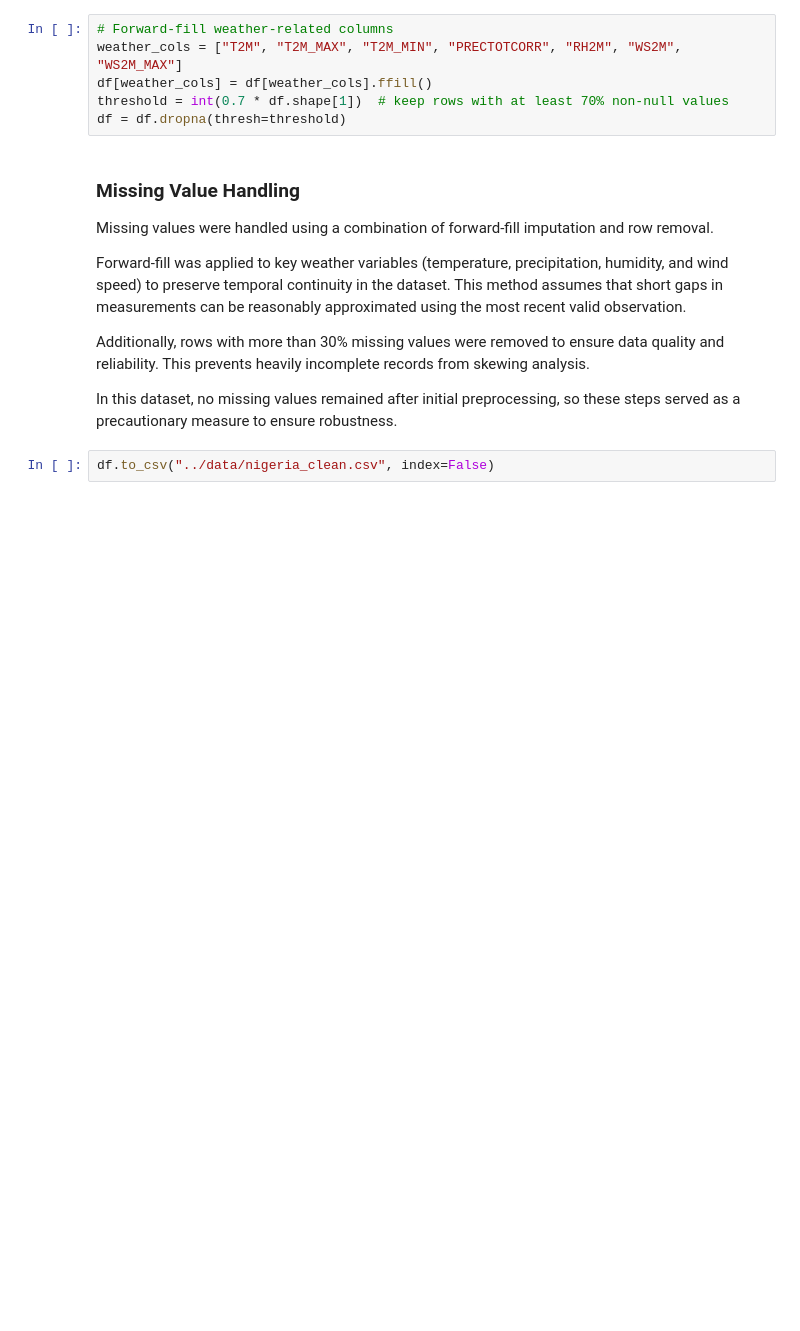
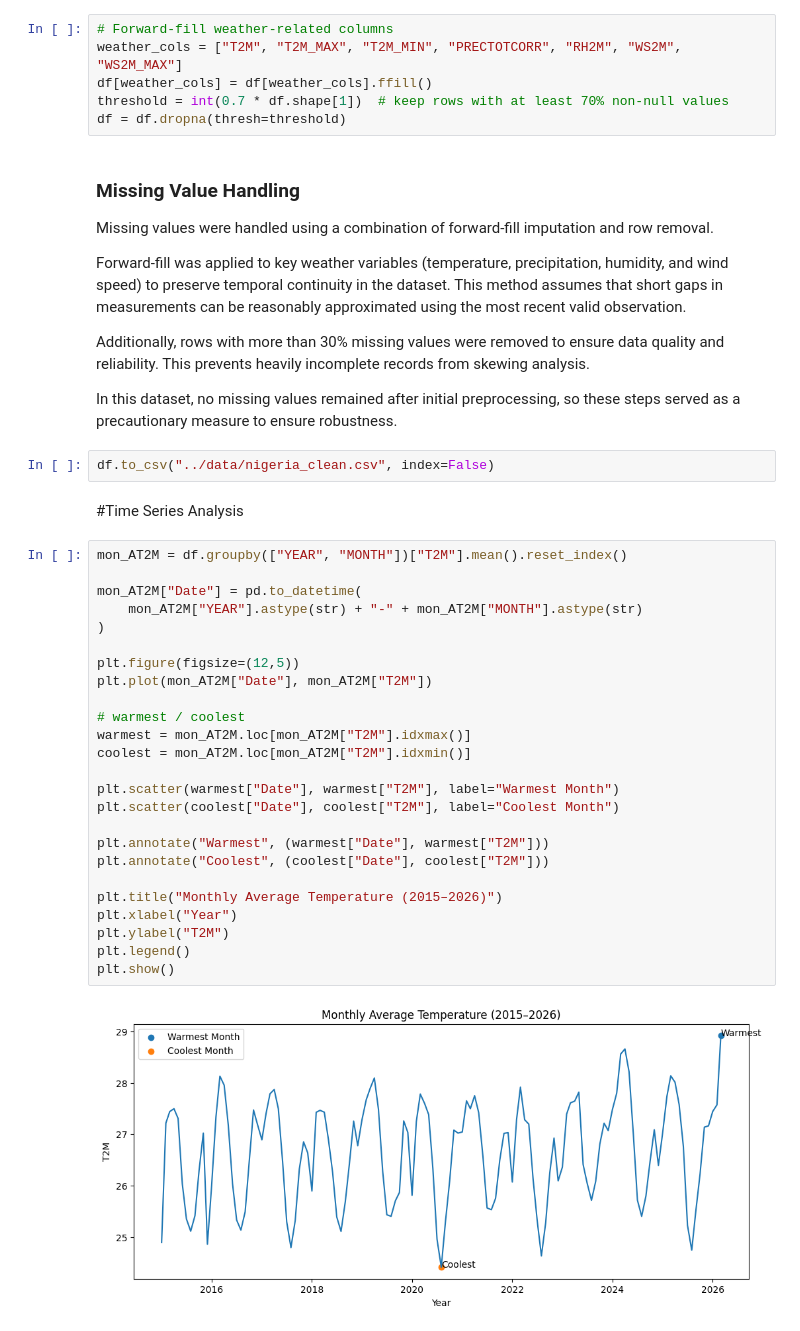
Before and after one commit to oim1999/climate-challenge-week0, a Jupyter notebook: notebooks/nigeria_eda.ipynb, the cells around one changed output. Saved outputs shown, nothing was run; the diff lists cells and outputs as text; blank space fills up the shorter version.

Commit message:
time series analysis

```diff
--- a/notebooks/nigeria_eda.ipynb
+++ b/notebooks/nigeria_eda.ipynb
@@ -125,3 +127,32 @@ Additionally, rows with more than 30% missing values were removed to ensure data
 In this dataset, no missing values remained after initial preprocessing, so these steps served as a precautionary measure to ensure robustness.
 # %%
 df.to_csv("../data/nigeria_clean.csv", index=False)
+# %% [markdown]
+#Time Series Analysis
+# %%
+mon_AT2M = df.groupby(["YEAR", "MONTH"])["T2M"].mean().reset_index()
+
+mon_AT2M["Date"] = pd.to_datetime(
+    mon_AT2M["YEAR"].astype(str) + "-" + mon_AT2M["MONTH"].astype(str)
+)
+
+plt.figure(figsize=(12,5))
+plt.plot(mon_AT2M["Date"], mon_AT2M["T2M"])
+
+# warmest / coolest
+warmest = mon_AT2M.loc[mon_AT2M["T2M"].idxmax()]
+coolest = mon_AT2M.loc[mon_AT2M["T2M"].idxmin()]
+
+plt.scatter(warmest["Date"], warmest["T2M"], label="Warmest Month")
+plt.scatter(coolest["Date"], coolest["T2M"], label="Coolest Month")
+
+plt.annotate("Warmest", (warmest["Date"], warmest["T2M"]))
+plt.annotate("Coolest", (coolest["Date"], coolest["T2M"]))
+
+plt.title("Monthly Average Temperature (2015–2026)")
+plt.xlabel("Year")
+plt.ylabel("T2M")
+plt.legend()
+plt.show()
+# %% [output]
+[figure, added]
```
Also changed, not shown: parts of 3 cells of this notebook.
